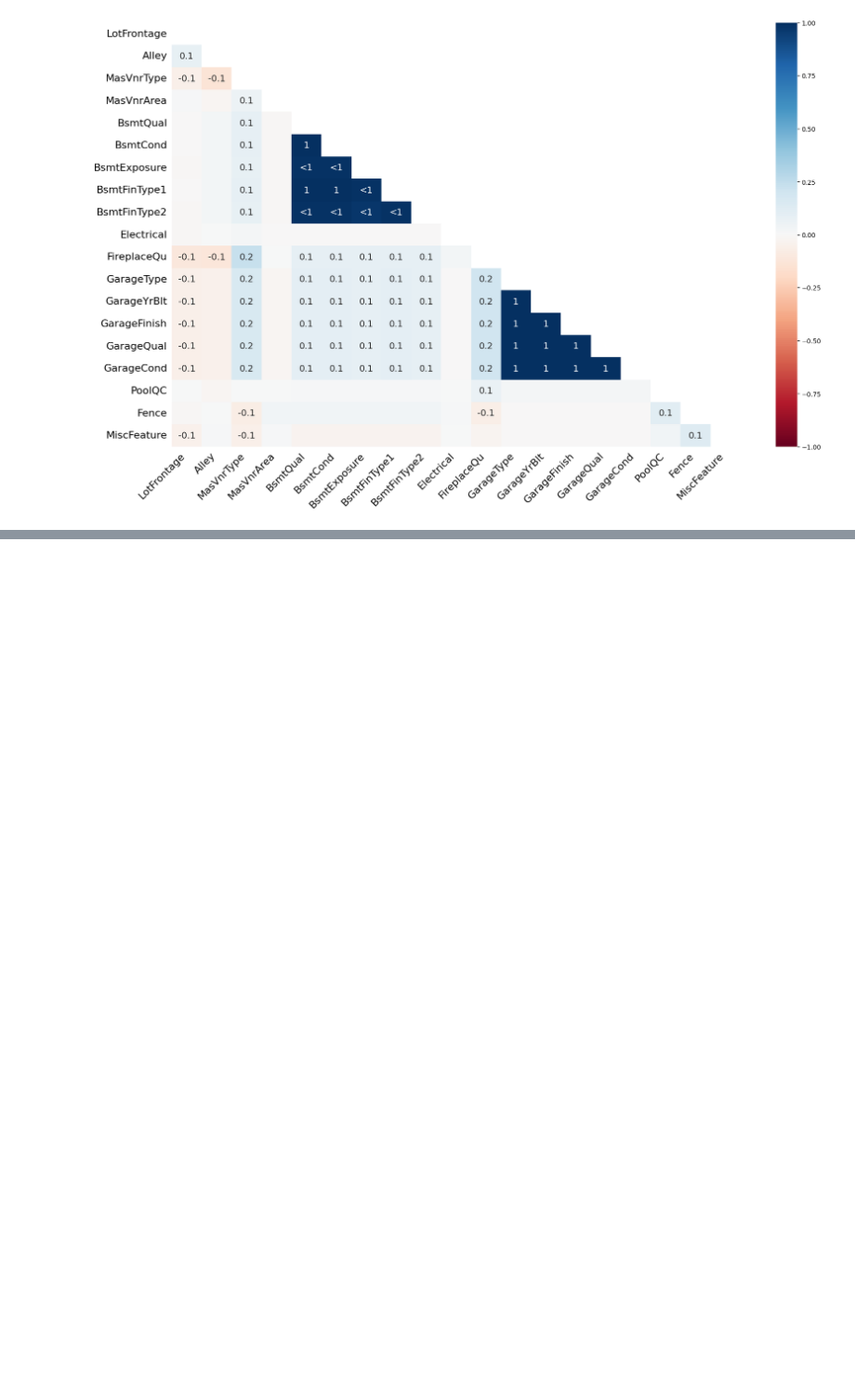
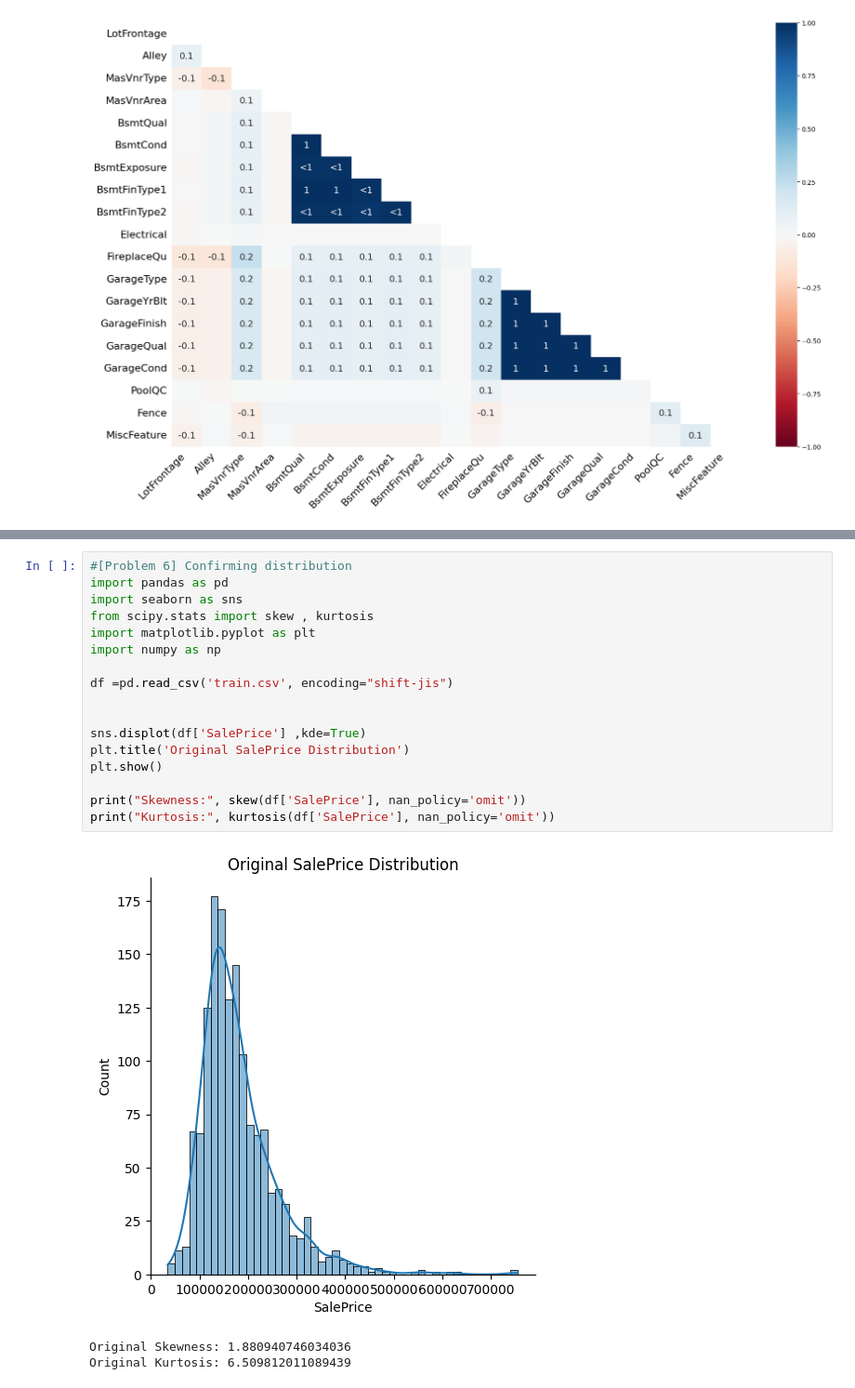
Before and after one commit to Cindy-eng/AI-Data-Engineer--Assignments, a Jupyter notebook: 11_Analysis of housing information/11_Analysis of housing information.ipynb, the cells around one changed output, grey strips where cells are left out. Shown at 93% size. Cells and saved outputs as stored; diff of their text form; blank space fills up the shorter version.

```diff
--- a/11_Analysis of housing information/11_Analysis of housing information.ipynb
+++ b/11_Analysis of housing information/11_Analysis of housing information.ipynb
@@ -115,0 +128,21 @@ Keys:
+# %%
+#[Problem 6] Confirming distribution
+import pandas as pd
+import seaborn as sns
+from scipy.stats import skew , kurtosis
+import matplotlib.pyplot as plt
+import numpy as np
+
+df =pd.read_csv('train.csv', encoding="shift-jis")
+
+
+sns.displot(df['SalePrice'] ,kde=True)
+plt.title('Original SalePrice Distribution')
+plt.show()
+
+print("Skewness:", skew(df['SalePrice'], nan_policy='omit'))
+print("Kurtosis:", kurtosis(df['SalePrice'], nan_policy='omit'))
+# %% [output]
+[figure, added]
+Original Skewness: 1.880940746034036
+Original Kurtosis: 6.509812011089439
```
Also changed, not shown: parts of 6 cells of this notebook.
